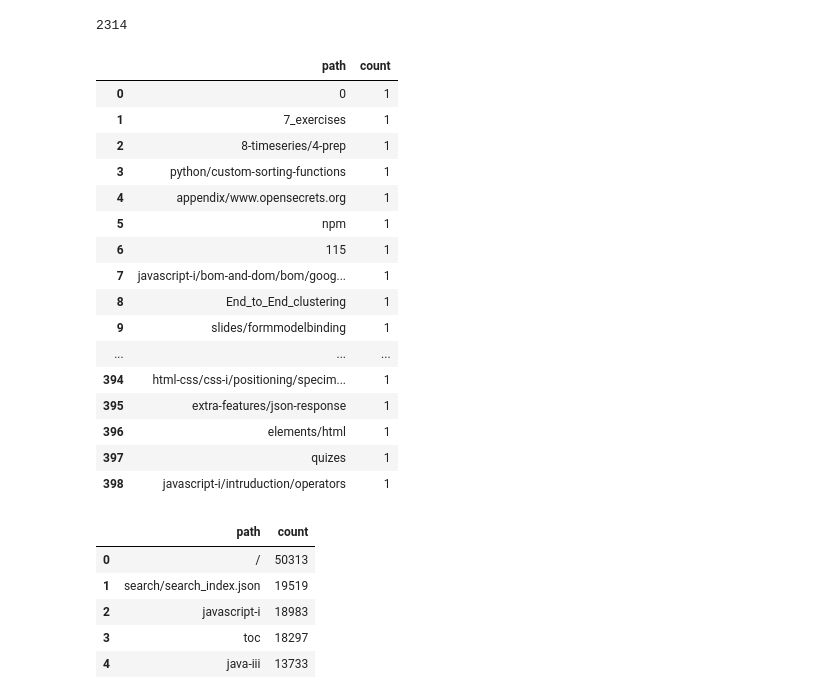
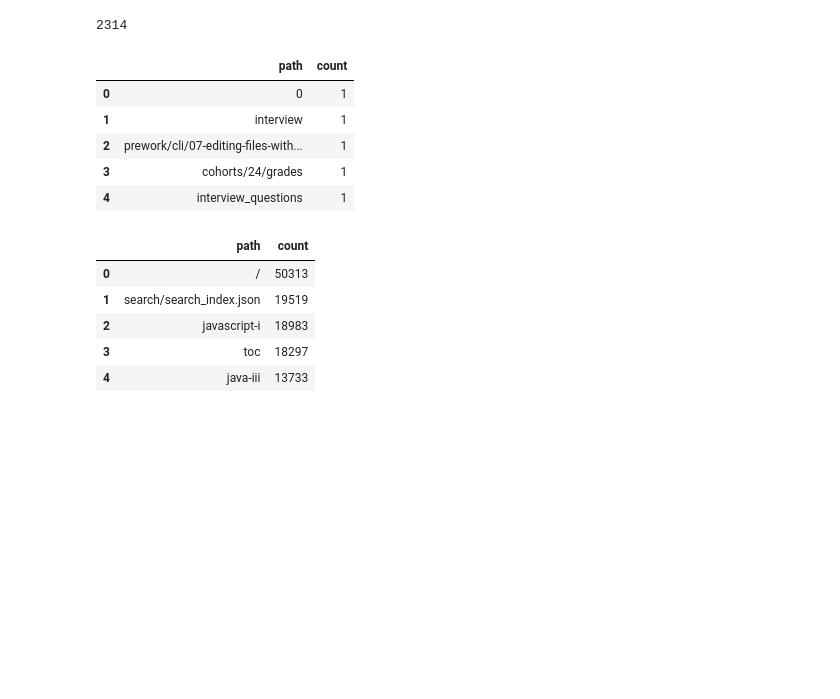
Before and after one commit to Anomaly-Detectives/Anomaly_Detection_Project, a Jupyter notebook: Final Notebook.ipynb, the cells around one changed output. Saved outputs shown, nothing was run; the diff lists cells and outputs as text; code cells hidden in the pictures; blank space fills up the shorter version.

```diff
--- a/Final Notebook.ipynb
+++ b/Final Notebook.ipynb
@@ -746,25 +746,14 @@ df.path.nunique()
 # %%
 #correct labels on df to match values
 #shows how many times each path shows up
-df.path.value_counts(dropna=False).sort_values(ascending=True).reset_index().rename(columns ={'index': 'path', 'path': 'count'})
+df.path.value_counts(dropna=False).sort_values(ascending=True).reset_index().rename(columns ={'index': 'path', 'path': 'count'}).head()
 # %% [output]
 |  | path | count |
 | 0 | 0 | 1 |
-| 1 | 7_exercises | 1 |
-| 2 | 8-timeseries/4-prep | 1 |
-| 3 | python/custom-sorting-functions | 1 |
-| 4 | appendix/www.opensecrets.org | 1 |
-| 5 | npm | 1 |
-| 6 | 115 | 1 |
-| 7 | javascript-i/bom-and-dom/bom/goog... | 1 |
-| 8 | End_to_End_clustering | 1 |
-| 9 | slides/formmodelbinding | 1 |
-| ... | ... | ... |
-| 394 | html-css/css-i/positioning/specim... | 1 |
-| 395 | extra-features/json-response | 1 |
-| 396 | elements/html | 1 |
-| 397 | quizes | 1 |
-| 398 | javascript-i/intruduction/operators | 1 |
+| 1 | interview | 1 |
+| 2 | prework/cli/07-editing-files-with... | 1 |
+| 3 | cohorts/24/grades | 1 |
+| 4 | interview_questions | 1 |
 # %%
 #create new df to get the counts of path in the dataset
 path_df = pd.DataFrame(df.path.value_counts(dropna=False)).reset_index().\
```
Also changed, not shown: parts of 4 cells of this notebook.
